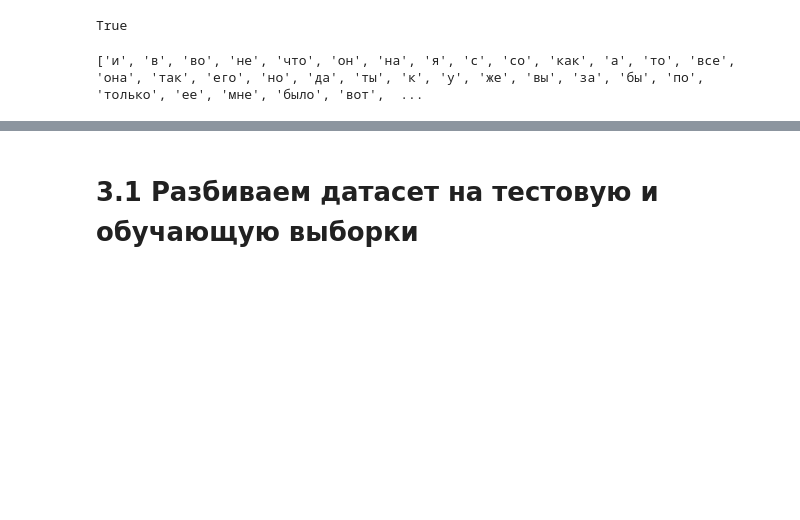
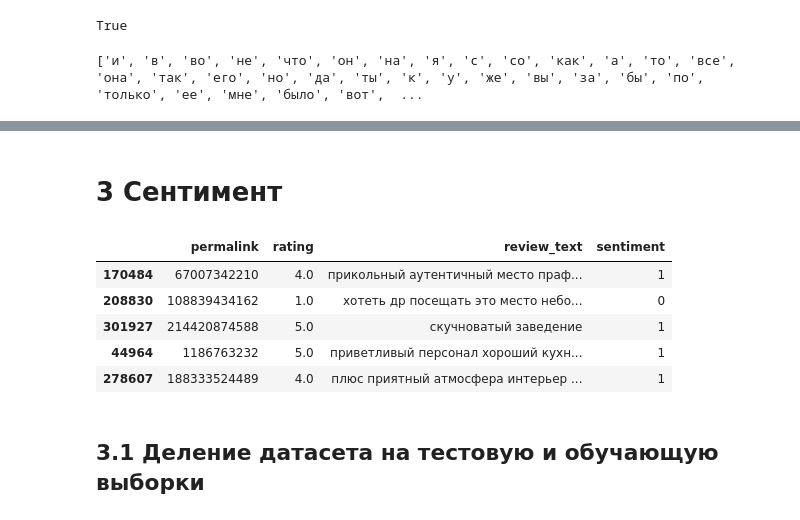
Before and after one commit to yuyusma/NLP_3, a Jupyter notebook: NLP_3_2.ipynb, the cells around one changed output, grey strips where cells are left out. Saved outputs shown, nothing was run; the diff lists cells and outputs as text; code cells hidden in the pictures; blank space fills up the shorter version.

```diff
--- a/NLP_3_2.ipynb
+++ b/NLP_3_2.ipynb
@@ -160,2 +162,19 @@ df.head()
+# %% [markdown]
+# 3 Сентимент
+# %%
+def sentiment(n):
+
+    return 1 if n >= 4 else 0
+# %%
+df['sentiment'] = df['rating'].apply(sentiment)
+# %%
+df.head()
+# %% [output]
+|  | permalink | rating | review_text | sentiment |
+| 170484 | 67007342210 | 4.0 | прикольный аутентичный место праф... | 1 |
+| 208830 | 108839434162 | 1.0 | хотеть др посещать это место небо... | 0 |
+| 301927 | 214420874588 | 5.0 | скучноватый заведение | 1 |
+| 44964 | 1186763232 | 5.0 | приветливый персонал хороший кухн... | 1 |
+| 278607 | 188333524489 | 4.0 | плюс приятный атмосфера интерьер ... | 1 |
 # %% [markdown]
-# 3.1 Разбиваем датасет на тестовую и обучающую выборки
+## 3.1 Деление датасета на тестовую и обучающую выборки
```
Also changed, not shown: parts of 34 cells of this notebook.
